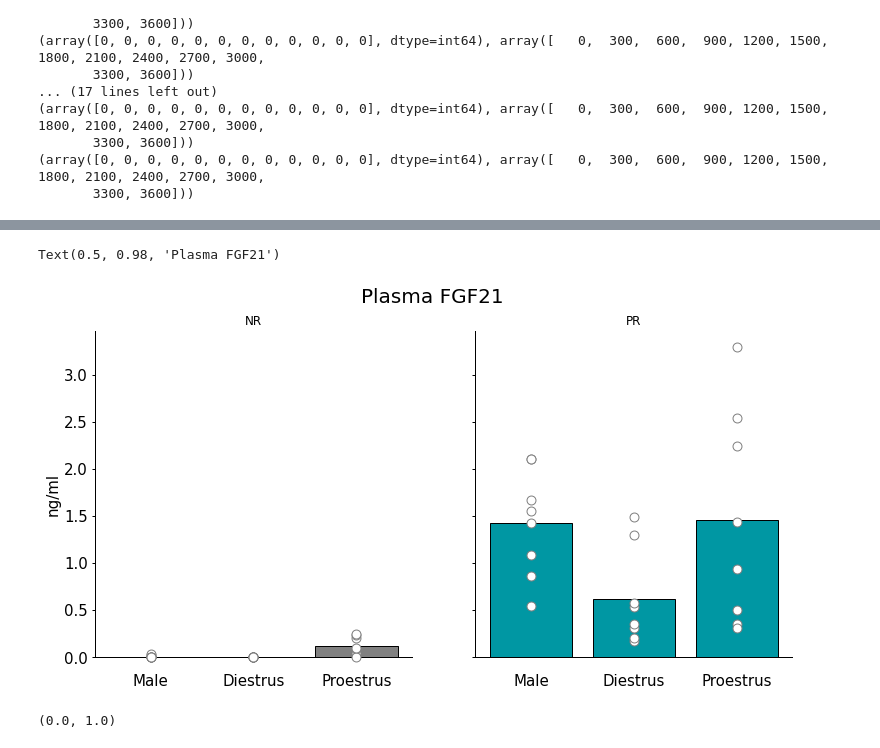
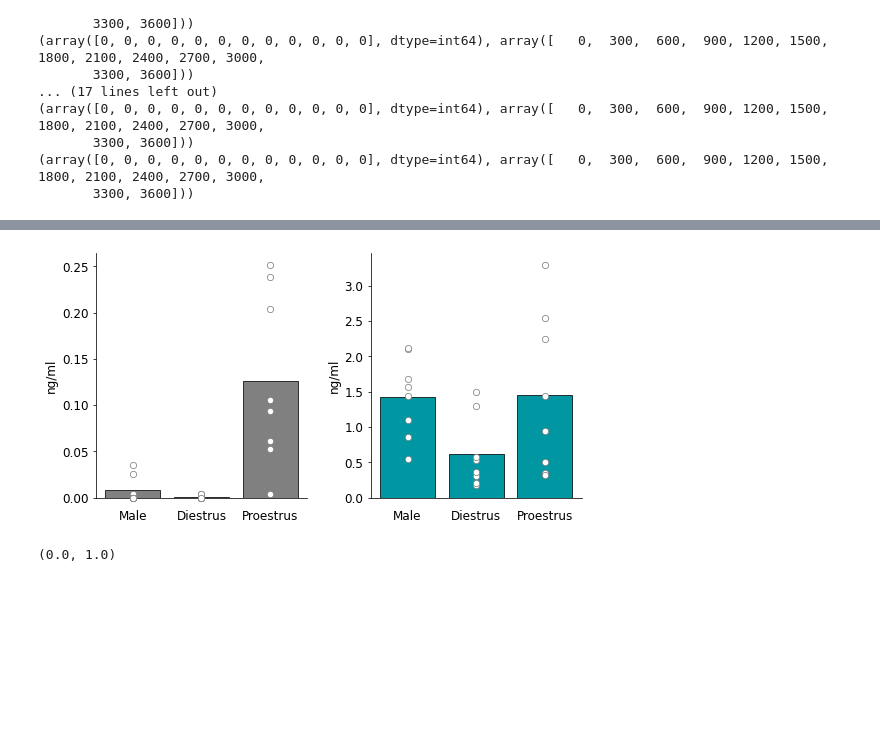
Before and after one commit to linneavolcko/ARP, a Jupyter notebook: src/ARP Paper Figures.ipynb, the cells around one changed output, grey strips where cells are left out. Drawn from its saved outputs; the diff is of its cells as text; code cells hidden in the pictures; blank space fills up the shorter version.

```diff
--- a/src/ARP Paper Figures.ipynb
+++ b/src/ARP Paper Figures.ipynb
@@ -738,36 +681,38 @@ PR_Female_P_FGF21_PP  = df4_PR_F_P['Protein_Preference'].to_list()
 # %%
 #Plot for FGF21
 
-f,ax=plt.subplots(figsize=(12.5,6), ncols=2, sharey=True)
+f,ax=plt.subplots(figsize=(9,4.5), ncols=2, gridspec_kw={"left": 0.15, "wspace":0.3})
 tp.barscatter([NR_Male_FGF21, NR_Female_D_FGF21, NR_Female_P_FGF21],
               grouplabel= ["Male", "Diestrus", "Proestrus"],
-              xfontsize = 15,
+              xfontsize = 12,
               barfacecolor=["grey","grey", "grey"],
               barfacecoloroption="individual",
-              scattersize=80,
-              linewidth=1,
+              scattersize=scattersize,
+              linewidth=0.75,
               ax=ax[0])
 
 tp.barscatter([PR_Male_FGF21, PR_Female_D_FGF21, PR_Female_P_FGF21],
               grouplabel= ["Male", "Diestrus", "Proestrus"],
-              xfontsize = 15,
+              xfontsize = 12,
               barfacecolor=["#0097A3", "#0097A3", "#0097A3"],
               barfacecoloroption="individual",
-              scattersize=80,
-              linewidth=1,
+              scattersize=scattersize,
+              linewidth=0.75,
               ax=ax[1])
 
 
-ax[0].set_ylabel("ng/ml", fontsize = 15)
-ax[0].tick_params(axis='y', labelsize=15)
+ax[0].set_ylabel("ng/ml", fontsize = 12)
+ax[0].tick_params(axis='y', labelsize=12)
 
-ax[0].set_title("NR")
-ax[1].set_title("PR")
+ax[1].set_ylabel("ng/ml", fontsize = 12)
+ax[1].tick_params(axis='y', labelsize=12)
 
-f.suptitle("Plasma FGF21", fontsize = 20)
+#ax[0].set_title("NR")
+#ax[1].set_title("PR")
+
+#f.suptitle("Plasma FGF21", fontsize = 20)
 # %% [output]
-Text(0.5, 0.98, 'Plasma FGF21')
-[figure, old version]
+[figure, new version]
 # %%
 #Plot for correlation FGF21 and protein preference for NR
 
```
Also changed, not shown: parts of 24 cells of this notebook.
